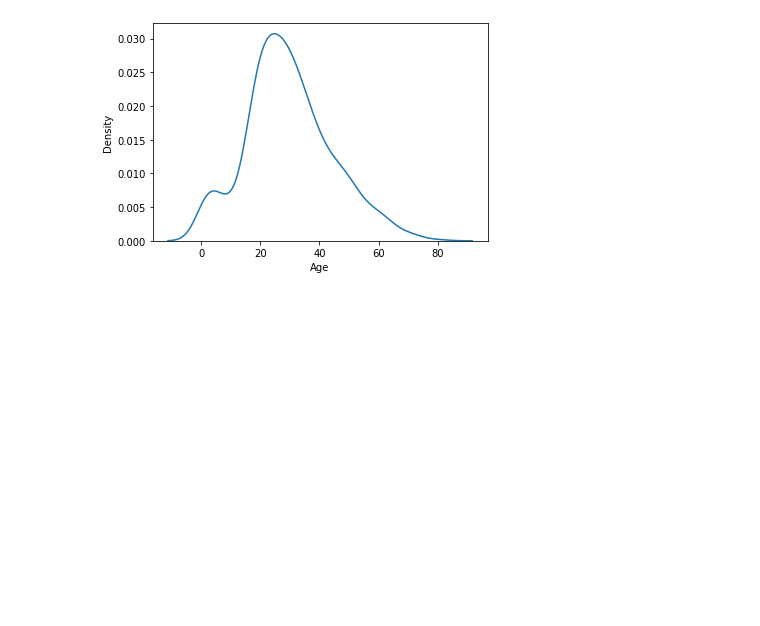
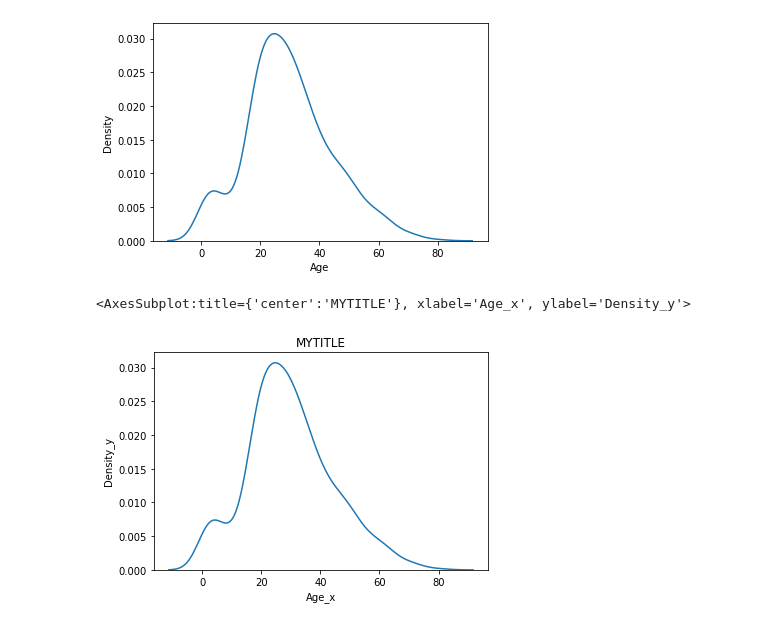
Before and after one commit to enricogoerlitz/DevTed-DS, a Jupyter notebook: dev_devted.ipynb, the cells around one changed output. Drawn from its saved outputs; the diff is of its cells as text; code cells hidden in the pictures; blank space fills up the shorter version.

Commit message:
plots 1/2 finished

```diff
--- a/dev_devted.ipynb
+++ b/dev_devted.ipynb
@@ -417,3 +417,36 @@ sns.kdeplot(x="Age", data=df)
 # %% [output]
 <AxesSubplot:xlabel='Age', ylabel='Density'>
 [figure]
+# %%
+@zipparams(ignore=BASE.split())
+def kdeplot(
+    *,
+    x: str = None,
+    data: DataFrame = None,
+    title: str = "TITLE",
+    xlabel: Union[str, None] = None,
+    ylabel: Union[str, None] = None,
+    hue: Union[str, None] = None,
+    hue_order: Union[Vector, None] = None,
+    cumulative: bool = False,
+    multiple: Literal["layer", "stack", "fill"] = "layer",
+    ax: Union[plt.Axes, None] = None,
+    set_kwargs: dict = None,
+    zip_params: dict
+) -> plt.Axes:
+    set_kwargs = _prep_set_kwargs(
+        title,
+        xlabel,
+        ylabel,
+        set_kwargs
+    )
+    return _plot(
+        sns.kdeplot,
+        zip_params,
+        set_kwargs
+    )
+# %%
+kdeplot(x="Age", data=df, xlabel="Age_X", ylabel="Density_Y", title="MyTitle")
+# %% [output]
+<AxesSubplot:title={'center':'MYTITLE'}, xlabel='Age_x', ylabel='Density_y'>
+[figure, added]
```
Also changed, not shown: parts of 1 cell of this notebook, 10 other files.
